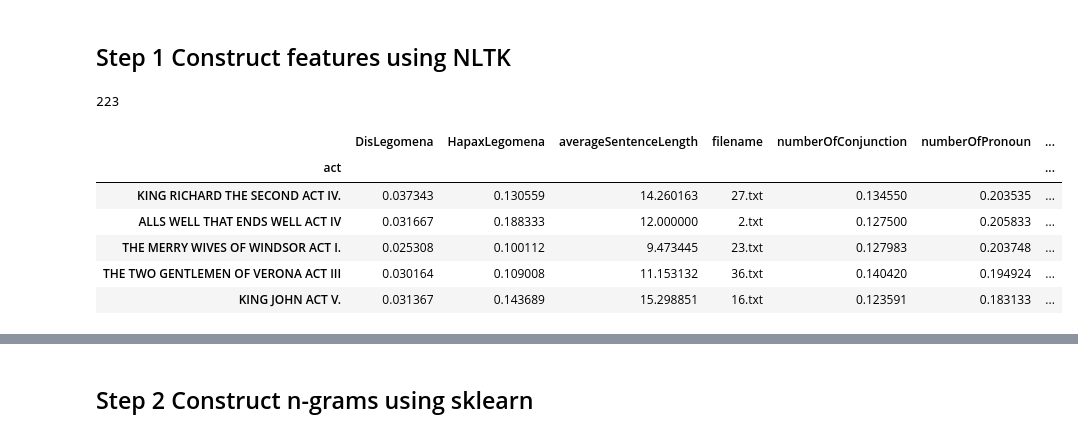
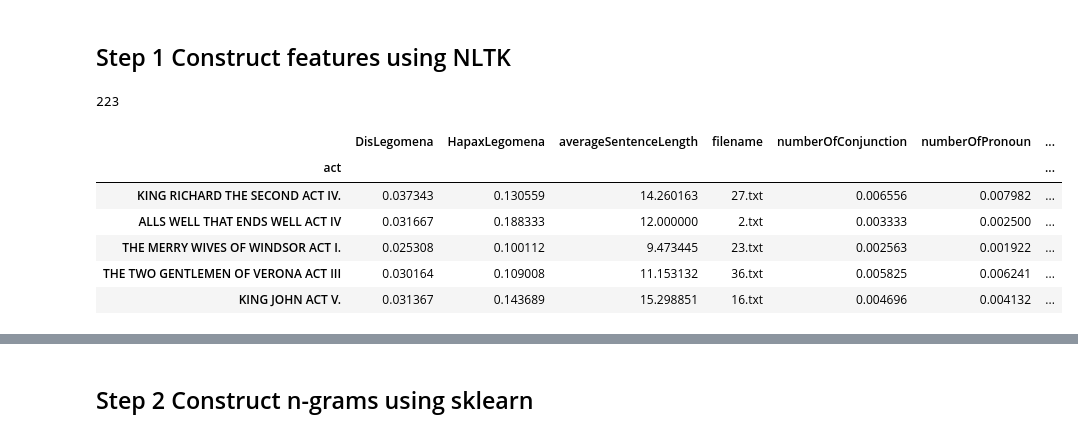
Before and after one commit to bin09122015/HW4, a Jupyter notebook: Feature construction and clustering-v1027.ipynb, the cells around one changed output, grey strips where cells are left out. Saved outputs shown, nothing was run; the diff lists cells and outputs as text; code cells hidden in the pictures.

```diff
--- a/Feature construction and clustering-v1027.ipynb
+++ b/Feature construction and clustering-v1027.ipynb
@@ -76,12 +76,12 @@ def getPronounDistribution(sents):
 
     return result
 # %%
-def getNumberOfPronoun(sentences):
+def getNumberOfPronoun(words):
     pronouns = ['I', 'you', 'he', 'she', 'it', 'we', 'you', 'they', 'thou', 'ye']
     count = 0
-    for s in sentences:
-        for p in pronouns:
-            count += s.count(p)
+
+    for p in pronouns:
+        count += words.count(p)
 
     return count
 # %%
@@ -98,14 +98,14 @@ def getConjunctionDistribution(sents):
 
     return result
 # %%
-def getNumberOfConjunction(sents):
+def getNumberOfConjunction(words):
     count = 0
     conjunctions = ['for', 'and', 'nor', 'but', 'or', 'yet', 'so', 'after', 'although', 'as', 'because', 'before', 'if',
                 'once', 'since', 'though', 'unless', 'until', 'when', 'where', 'while', 'whether', 'either', 'neither',
                 'as', 'than', 'even', 'then', 'lest', 'rather', 'which', 'who', 'why', 'that', 'till']
-    for s in sents:
-        for c in conjunctions:
-            count += s.count(c)
+
+    for c in conjunctions:
+        count += words.count(c)
 
     return count
 # %%
@@ -124,40 +124,40 @@ featureTable = {}
 featureTable = {'act': [], 'filename': [], 'HapaxLegomena': [], 'DisLegomena': [],
                 'numberUniqueWords': [], 'averageSentenceLength': [], 'numberOfSentences': [],
                 'numberOfPronoun': [], 'numberOfConjunction': []}
 
 
 for act, content in works.items():
     words_nonStemmed = content['words_nonStemmed']
     words_all = content['words_all']
     sentences = content['sentences']
     # Normalize by number of all words
     normalizer = len(words_all)
     featureTable['act'].append(act)
     featureTable['filename'].append(content['filename'])
     featureTable['HapaxLegomena'].append(getHapaxLegomena(words_nonStemmed)/normalizer)
     featureTable['DisLegomena'].append(getDisLegomena(words_nonStemmed)/normalizer)
     featureTable['numberUniqueWords'].append(getNumberUniqueWords(words_nonStemmed)/normalizer)
     featureTable['averageSentenceLength'].append(getAverageSentenceLength(words_all, sentences))
     featureTable['numberOfSentences'].append(len(sentences))
-    featureTable['numberOfPronoun'].append(getNumberOfPronoun(sentences)/normalizer)
-    featureTable['numberOfConjunction'].append(getNumberOfConjunction(sentences)/normalizer)
+    featureTable['numberOfPronoun'].append(getNumberOfPronoun(words_nonStemmed)/normalizer)
+    featureTable['numberOfConjunction'].append(getNumberOfConjunction(words_nonStemmed)/normalizer)
 
 
 print(len(featureTable['act']))
 
 
 df = pd.DataFrame(featureTable)
 df.set_index(['act'], inplace=True)
 df.head()
 # %% [output]
 223
 |  | DisLegomena | HapaxLegomena | averageSentenceLength | filename | numberOfConjunction | numberOfPronoun | ... |
 | act |  |  |  |  |  |  | ... |
-| KING RICHARD THE SECOND ACT IV. | 0.037343 | 0.130559 | 14.260163 | 27.txt | 0.134550 | 0.203535 | ... |
-| ALLS WELL THAT ENDS WELL ACT IV | 0.031667 | 0.188333 | 12.000000 | 2.txt | 0.127500 | 0.205833 | ... |
-| THE MERRY WIVES OF WINDSOR ACT I. | 0.025308 | 0.100112 | 9.473445 | 23.txt | 0.127983 | 0.203748 | ... |
-| THE TWO GENTLEMEN OF VERONA ACT III | 0.030164 | 0.109008 | 11.153132 | 36.txt | 0.140420 | 0.194924 | ... |
-| KING JOHN ACT V. | 0.031367 | 0.143689 | 15.298851 | 16.txt | 0.123591 | 0.183133 | ... |
+| KING RICHARD THE SECOND ACT IV. | 0.037343 | 0.130559 | 14.260163 | 27.txt | 0.006556 | 0.007982 | ... |
+| ALLS WELL THAT ENDS WELL ACT IV | 0.031667 | 0.188333 | 12.000000 | 2.txt | 0.003333 | 0.002500 | ... |
+| THE MERRY WIVES OF WINDSOR ACT I. | 0.025308 | 0.100112 | 9.473445 | 23.txt | 0.002563 | 0.001922 | ... |
+| THE TWO GENTLEMEN OF VERONA ACT III | 0.030164 | 0.109008 | 11.153132 | 36.txt | 0.005825 | 0.006241 | ... |
+| KING JOHN ACT V. | 0.031367 | 0.143689 | 15.298851 | 16.txt | 0.004696 | 0.004132 | ... |
 # %%
 # Filter out wierd acts, e.g. the beginning of a play
 
```
Also changed, not shown: parts of 9 cells of this notebook, 1 other file.
